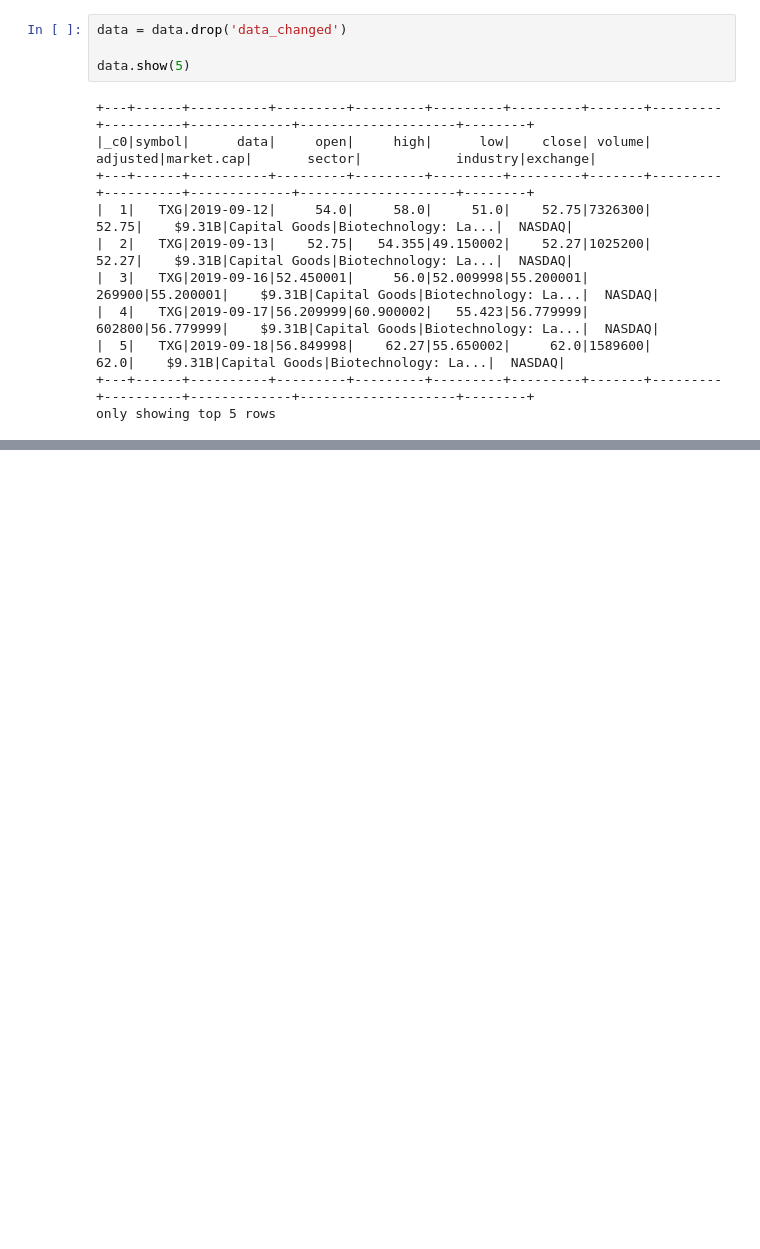
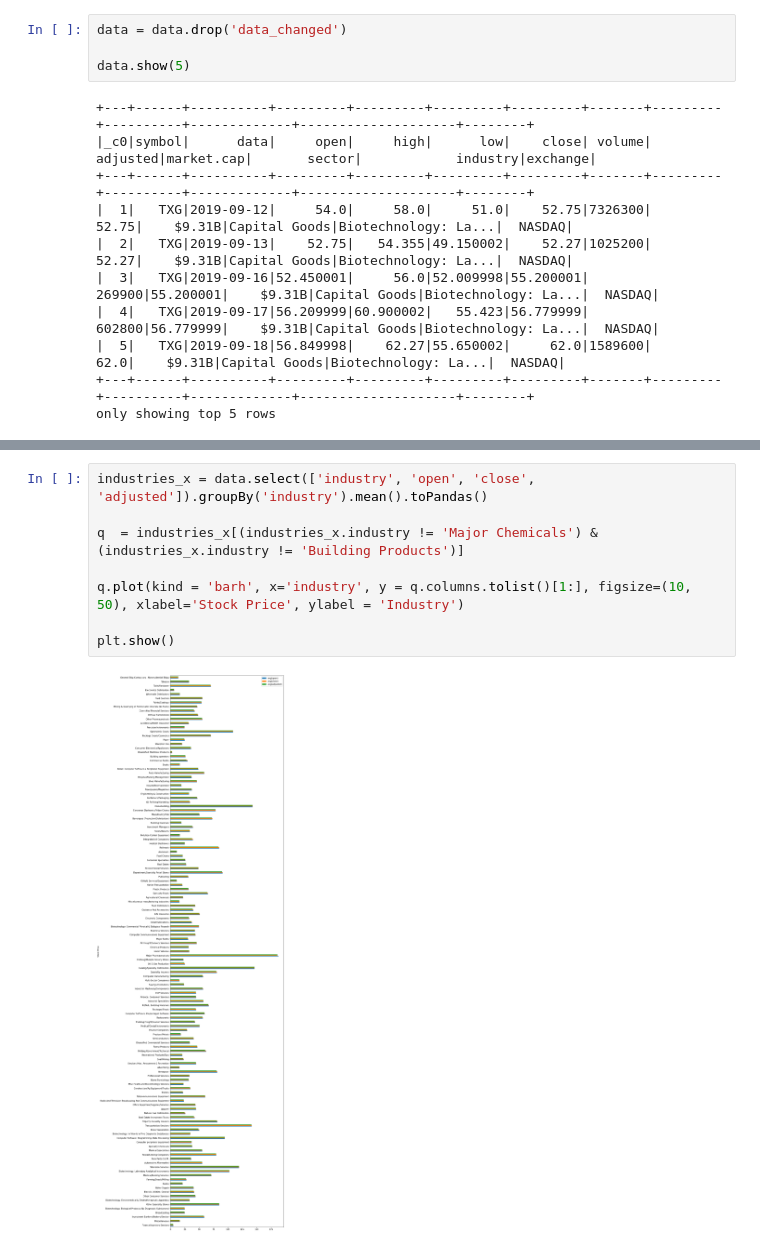
Before and after one commit to saket1471/learn-spark, a Jupyter notebook: notebooks/Spark101.ipynb, the cells around one changed output, grey strips where cells are left out. Saved outputs shown, nothing was run; the diff lists cells and outputs as text; blank space fills up the shorter version.

```diff
--- a/notebooks/Spark101.ipynb
+++ b/notebooks/Spark101.ipynb
@@ -383,0 +693,10 @@ only showing top 5 rows
+# %%
+industries_x = data.select(['industry', 'open', 'close', 'adjusted']).groupBy('industry').mean().toPandas()
+
+q  = industries_x[(industries_x.industry != 'Major Chemicals') & (industries_x.industry != 'Building Products')]
+
+q.plot(kind = 'barh', x='industry', y = q.columns.tolist()[1:], figsize=(10, 50), xlabel='Stock Price', ylabel = 'Industry')
+
+plt.show()
+# %% [output]
+[figure, added]
```
Also changed, not shown: parts of 33 cells of this notebook.
